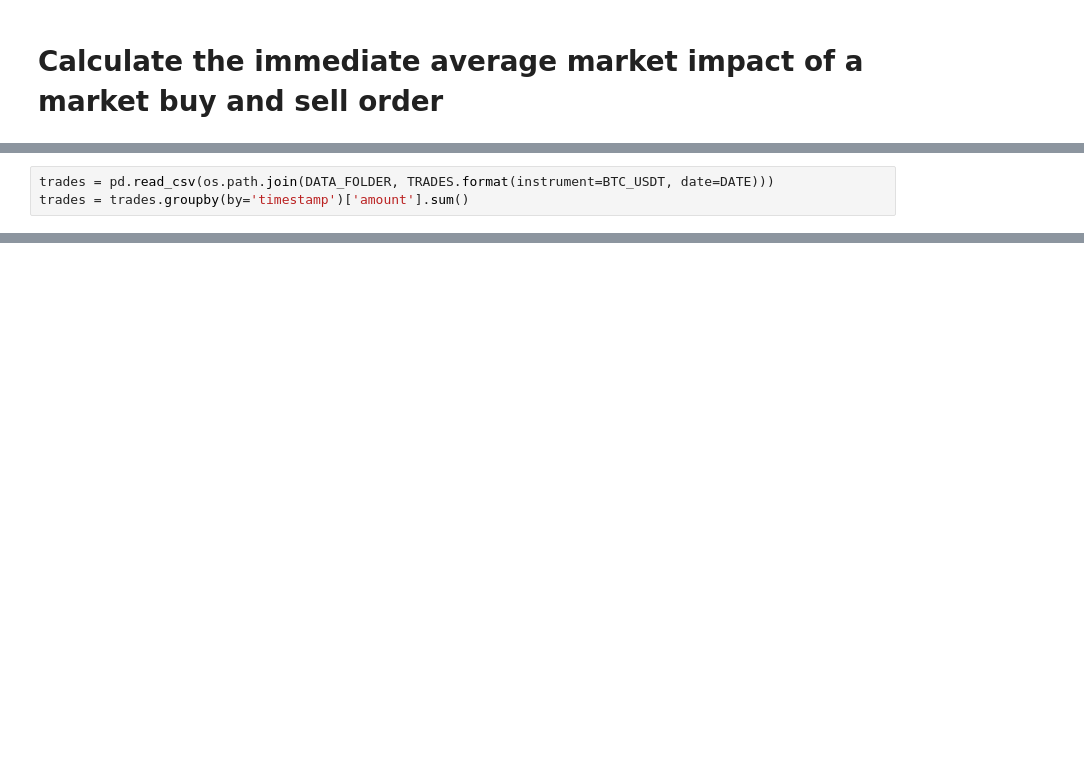
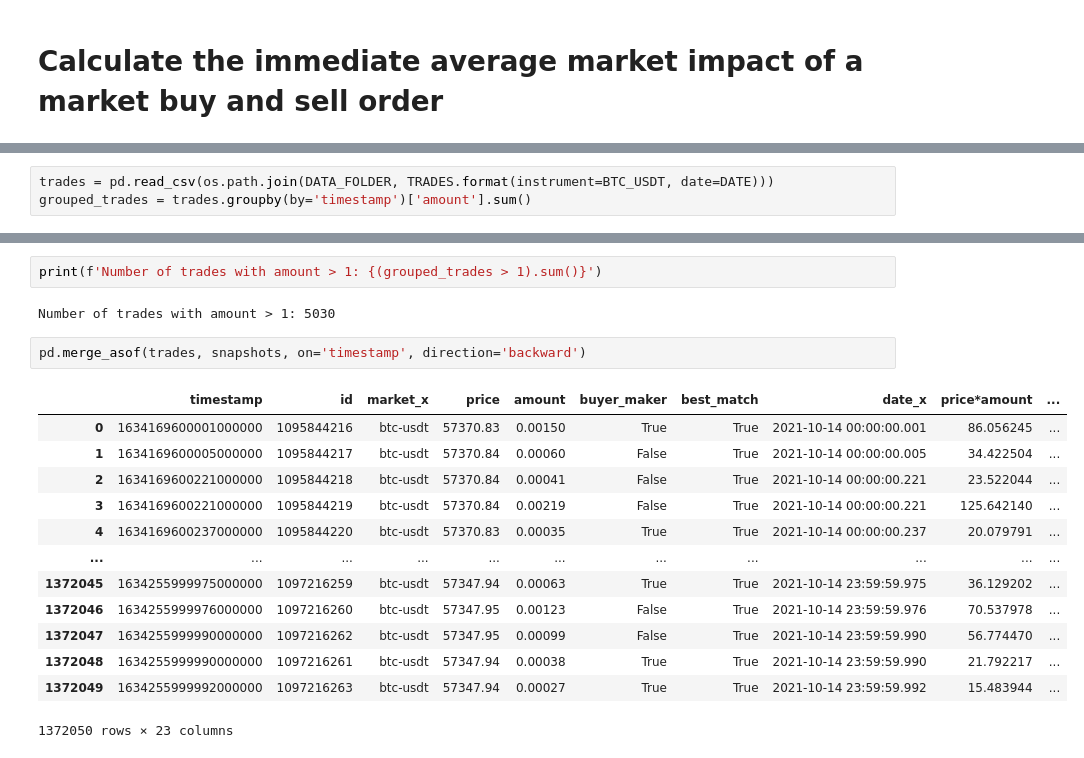
Before and after one commit to AndreySmirdin/OrderBookAnalysis, a Jupyter notebook: Analysis.ipynb, the cells around one changed output, grey strips where cells are left out. Saved outputs shown, nothing was run; the diff lists cells and outputs as text; blank space fills up the shorter version.

```diff
--- a/Analysis.ipynb
+++ b/Analysis.ipynb
@@ -167,3 +139,3 @@ However, for orders of size 10 drop strategy is not applicable because we need t
 # %%
 trades = pd.read_csv(os.path.join(DATA_FOLDER, TRADES.format(instrument=BTC_USDT, date=DATE)))
-trades = trades.groupby(by='timestamp')['amount'].sum()
+grouped_trades = trades.groupby(by='timestamp')['amount'].sum()
@@ -177,0 +146,20 @@ Number of trades with amount > 1: 5030
+# %%
+print(f'Number of trades with amount > 1: {(grouped_trades > 1).sum()}')
+# %% [output]
+Number of trades with amount > 1: 5030
+# %%
+pd.merge_asof(trades, snapshots, on='timestamp', direction='backward')
+# %% [output]
+|  | timestamp | id | market_x | price | amount | buyer_maker | best_match | date_x | price*amount | ... |
+| 0 | 1634169600001000000 | 1095844216 | btc-usdt | 57370.83 | 0.00150 | True | True | 2021-10-14 00:00:00.001 | 86.056245 | ... |
+| 1 | 1634169600005000000 | 1095844217 | btc-usdt | 57370.84 | 0.00060 | False | True | 2021-10-14 00:00:00.005 | 34.422504 | ... |
+| 2 | 1634169600221000000 | 1095844218 | btc-usdt | 57370.84 | 0.00041 | False | True | 2021-10-14 00:00:00.221 | 23.522044 | ... |
+| 3 | 1634169600221000000 | 1095844219 | btc-usdt | 57370.84 | 0.00219 | False | True | 2021-10-14 00:00:00.221 | 125.642140 | ... |
+| 4 | 1634169600237000000 | 1095844220 | btc-usdt | 57370.83 | 0.00035 | True | True | 2021-10-14 00:00:00.237 | 20.079791 | ... |
+| ... | ... | ... | ... | ... | ... | ... | ... | ... | ... | ... |
+| 1372045 | 1634255999975000000 | 1097216259 | btc-usdt | 57347.94 | 0.00063 | True | True | 2021-10-14 23:59:59.975 | 36.129202 | ... |
+| 1372046 | 1634255999976000000 | 1097216260 | btc-usdt | 57347.95 | 0.00123 | False | True | 2021-10-14 23:59:59.976 | 70.537978 | ... |
+| 1372047 | 1634255999990000000 | 1097216262 | btc-usdt | 57347.95 | 0.00099 | False | True | 2021-10-14 23:59:59.990 | 56.774470 | ... |
+| 1372048 | 1634255999990000000 | 1097216261 | btc-usdt | 57347.94 | 0.00038 | True | True | 2021-10-14 23:59:59.990 | 21.792217 | ... |
+| 1372049 | 1634255999992000000 | 1097216263 | btc-usdt | 57347.94 | 0.00027 | True | True | 2021-10-14 23:59:59.992 | 15.483944 | ... |
+1372050 rows × 23 columns
```
Also changed, not shown: parts of 21 cells of this notebook, 2 other files.
